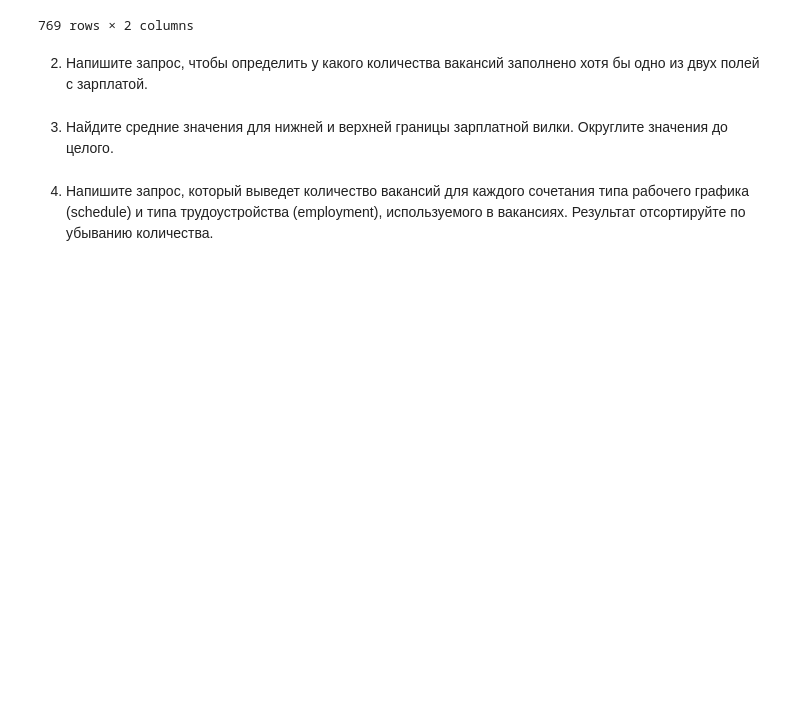
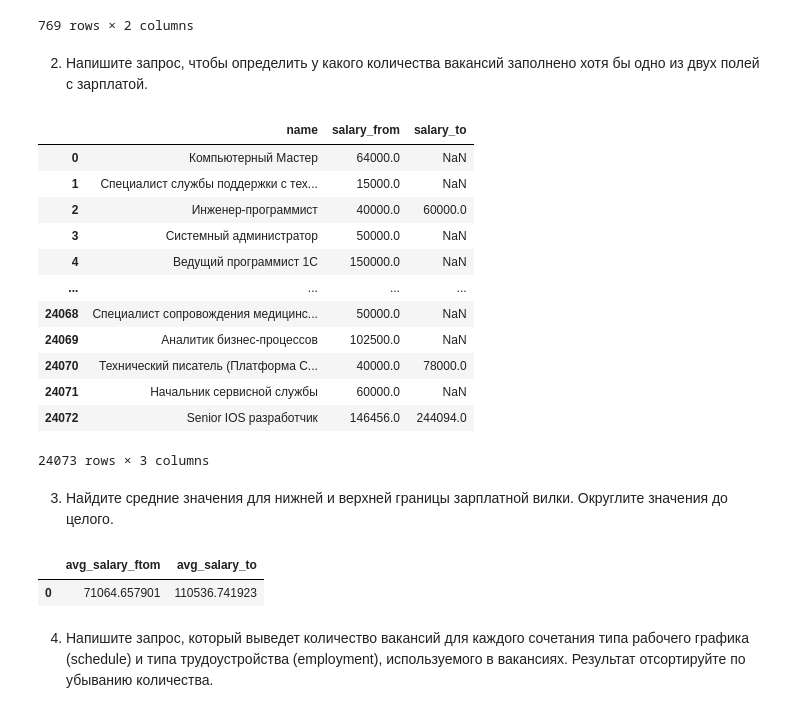
Before and after one commit to Alevtina529/test, a Jupyter notebook: Анализ резюме от HeadHunter/Project_2_Ноутбук_шаблон.ipynb, the cells around one changed output. Drawn from its saved outputs; the diff is of its cells as text; code cells hidden in the pictures; blank space fills up the shorter version.

```diff
--- a/Анализ резюме от HeadHunter/Project_2_Ноутбук_шаблон.ipynb
+++ b/Анализ резюме от HeadHunter/Project_2_Ноутбук_шаблон.ipynb
@@ -148,8 +148,34 @@ df
 2. Напишите запрос, чтобы определить у какого количества вакансий заполнено хотя бы одно из двух полей с зарплатой.
 # %%
 # текст запроса
+query_4_2= f'''select
+                    name,
+                    salary_from,
+                    salary_to
+                    from vacancies
+                     where (salary_from IS not NULL) or (salary_to IS not NULL)
+
+
+
+'''
 # %%
 # результат запроса
+df=pd.read_sql_query(query_4_2,conn_str)
+df
+# %% [output]
+|  | name | salary_from | salary_to |
+| 0 | Компьютерный Мастер | 64000.0 | NaN |
+| 1 | Специалист службы поддержки с тех... | 15000.0 | NaN |
+| 2 | Инженер-программист | 40000.0 | 60000.0 |
+| 3 | Системный администратор | 50000.0 | NaN |
+| 4 | Ведущий программист 1C | 150000.0 | NaN |
+| ... | ... | ... | ... |
+| 24068 | Специалист сопровождения медицинс... | 50000.0 | NaN |
+| 24069 | Аналитик бизнес-процессов | 102500.0 | NaN |
+| 24070 | Технический писатель (Платформа С... | 40000.0 | 78000.0 |
+| 24071 | Начальник сервисной службы | 60000.0 | NaN |
+| 24072 | Senior IOS разработчик | 146456.0 | 244094.0 |
+24073 rows × 3 columns
 # %% [markdown]
 3. Найдите средние значения для нижней и верхней границы зарплатной вилки. Округлите значения до целого.
 # %%
@@ -157,5 +192,10 @@ df
 # %%
 # результат запроса
+df=pd.read_sql_query(query_4_3,conn_str)
+df
+# %% [output]
+|  | avg_salary_ftom | avg_salary_to |
+| 0 | 71064.657901 | 110536.741923 |
 # %% [markdown]
 4. Напишите запрос, который выведет количество вакансий для каждого сочетания типа рабочего графика (schedule) и типа трудоустройства (employment), используемого в вакансиях. Результат отсортируйте по убыванию количества.
 # %%
```
Also changed, not shown: parts of 3 cells of this notebook.
